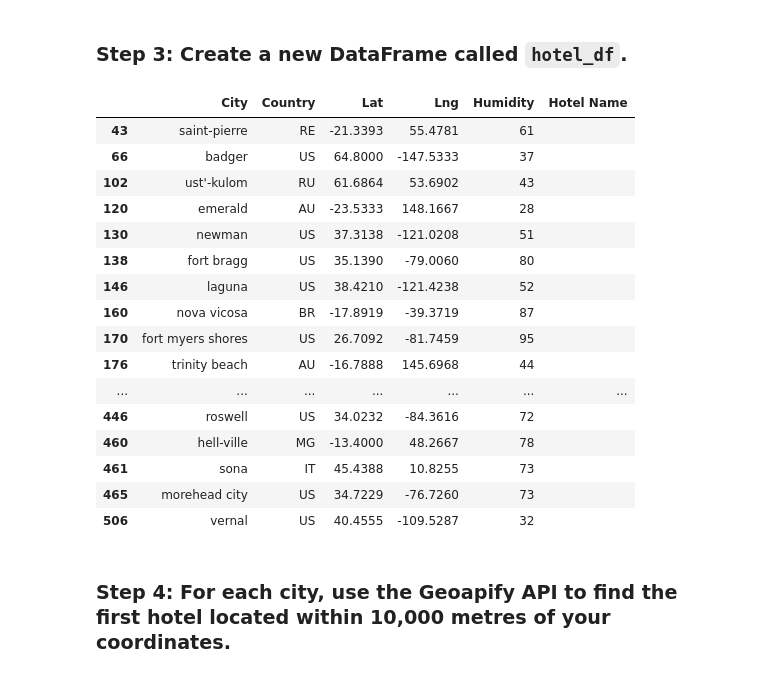
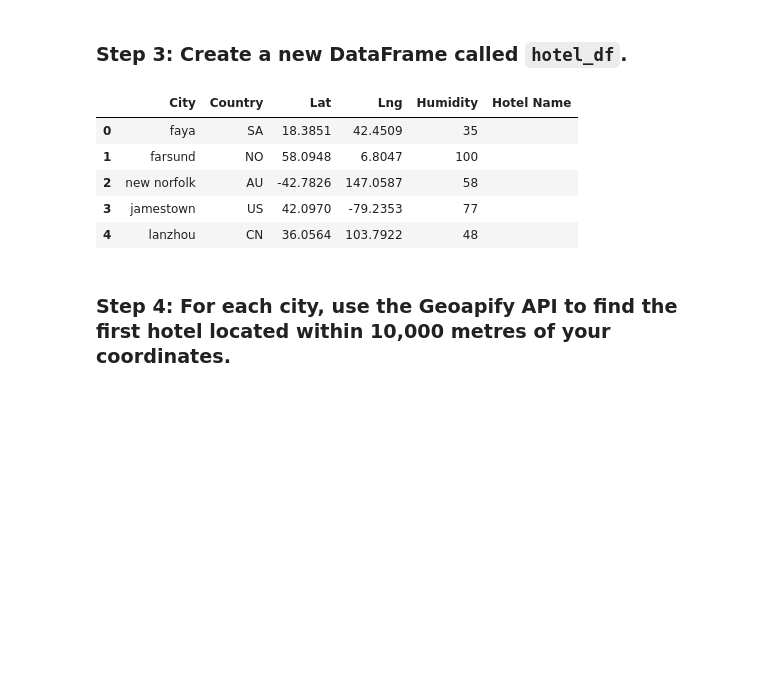
Before and after one commit to skburnap/python-api-challenge, a Jupyter notebook: VacationPy.ipynb, the cells around one changed output. Cells and saved outputs as stored; diff of their text form; code cells hidden in the pictures; blank space fills up the shorter version.

```diff
--- a/VacationPy.ipynb
+++ b/VacationPy.ipynb
@@ -86,0 +60,32 @@ ModuleNotFoundError: The `geoviews` package must be installed in order to use ge
+# %%
+# Check column names
+print("Available columns:", city_data_df.columns)
+
+# Convert temperature if needed
+if city_data_df["Max Temp"].max() > 200:  # Likely in Kelvin
+    city_data_df["Max Temp"] = (city_data_df["Max Temp"] - 273.15) * 9/5 + 32
+
+# Drop NaN values before filtering
+city_data_df = city_data_df.dropna()
+
+# Narrow down cities that fit criteria
+ideal_cities = city_data_df[
+    (city_data_df["Max Temp"] >= 70) &
+    (city_data_df["Max Temp"] <= 85) &
+    (city_data_df["Humidity"] < 70) &
+    (city_data_df["Cloudiness"] < 50) &
+    (city_data_df["Wind Speed"] < 10)
+]
+
+# Display sample data
+display(ideal_cities.head())
+
+# Print missing values check
+print("Missing values before cleaning:")
+print(city_data_df.isnull().sum())
+
+# Drop NaN values
+city_data_df = city_data_df.dropna()
+
+print("\nMissing values after cleaning:")
+print(city_data_df.isnull().sum())
@@ -87,32 +114,21 @@ ModuleNotFoundError: The `geoviews` package must be installed in order to use ge
 # %% [markdown]
 ### Step 3: Create a new DataFrame called `hotel_df`.
 # %%
-# Use the Pandas copy function to create DataFrame called hotel_df to store the city, country, coordinates, and humidity
-# YOUR CODE HERE
+# Use the Pandas copy function to create a DataFrame with relevant columns
+hotel_df = city_data_df[['City', 'Country', 'Lat', 'Lng', 'Humidity']].copy()
 
-# Add an empty column, "Hotel Name," to the DataFrame so you can store the hotel found using the Geoapify API
-# YOUR CODE HERE
+# Add an empty column, "Hotel Name," to store hotels found via Geoapify API
+hotel_df["Hotel Name"] = ""
 
 # Display sample data
-# YOUR CODE HERE
+display(hotel_df.head())
 # %% [output]
 |  | City | Country | Lat | Lng | Humidity | Hotel Name |
-| 43 | saint-pierre | RE | -21.3393 | 55.4781 | 61 |  |
-| 66 | badger | US | 64.8000 | -147.5333 | 37 |  |
-| 102 | ust'-kulom | RU | 61.6864 | 53.6902 | 43 |  |
-| 120 | emerald | AU | -23.5333 | 148.1667 | 28 |  |
-| 130 | newman | US | 37.3138 | -121.0208 | 51 |  |
-| 138 | fort bragg | US | 35.1390 | -79.0060 | 80 |  |
-| 146 | laguna | US | 38.4210 | -121.4238 | 52 |  |
-| 160 | nova vicosa | BR | -17.8919 | -39.3719 | 87 |  |
-| 170 | fort myers shores | US | 26.7092 | -81.7459 | 95 |  |
-| 176 | trinity beach | AU | -16.7888 | 145.6968 | 44 |  |
-| ... | ... | ... | ... | ... | ... | ... |
-| 446 | roswell | US | 34.0232 | -84.3616 | 72 |  |
-| 460 | hell-ville | MG | -13.4000 | 48.2667 | 78 |  |
-| 461 | sona | IT | 45.4388 | 10.8255 | 73 |  |
-| 465 | morehead city | US | 34.7229 | -76.7260 | 73 |  |
-| 506 | vernal | US | 40.4555 | -109.5287 | 32 |  |
+| 0 | faya | SA | 18.3851 | 42.4509 | 35 |  |
+| 1 | farsund | NO | 58.0948 | 6.8047 | 100 |  |
+| 2 | new norfolk | AU | -42.7826 | 147.0587 | 58 |  |
+| 3 | jamestown | US | 42.0970 | -79.2353 | 77 |  |
+| 4 | lanzhou | CN | 36.0564 | 103.7922 | 48 |  |
 # %% [markdown]
 ### Step 4: For each city, use the Geoapify API to find the first hotel located within 10,000 metres of your coordinates.
 # %%
```
Also changed, not shown: parts of 6 cells of this notebook, 13 other files.
